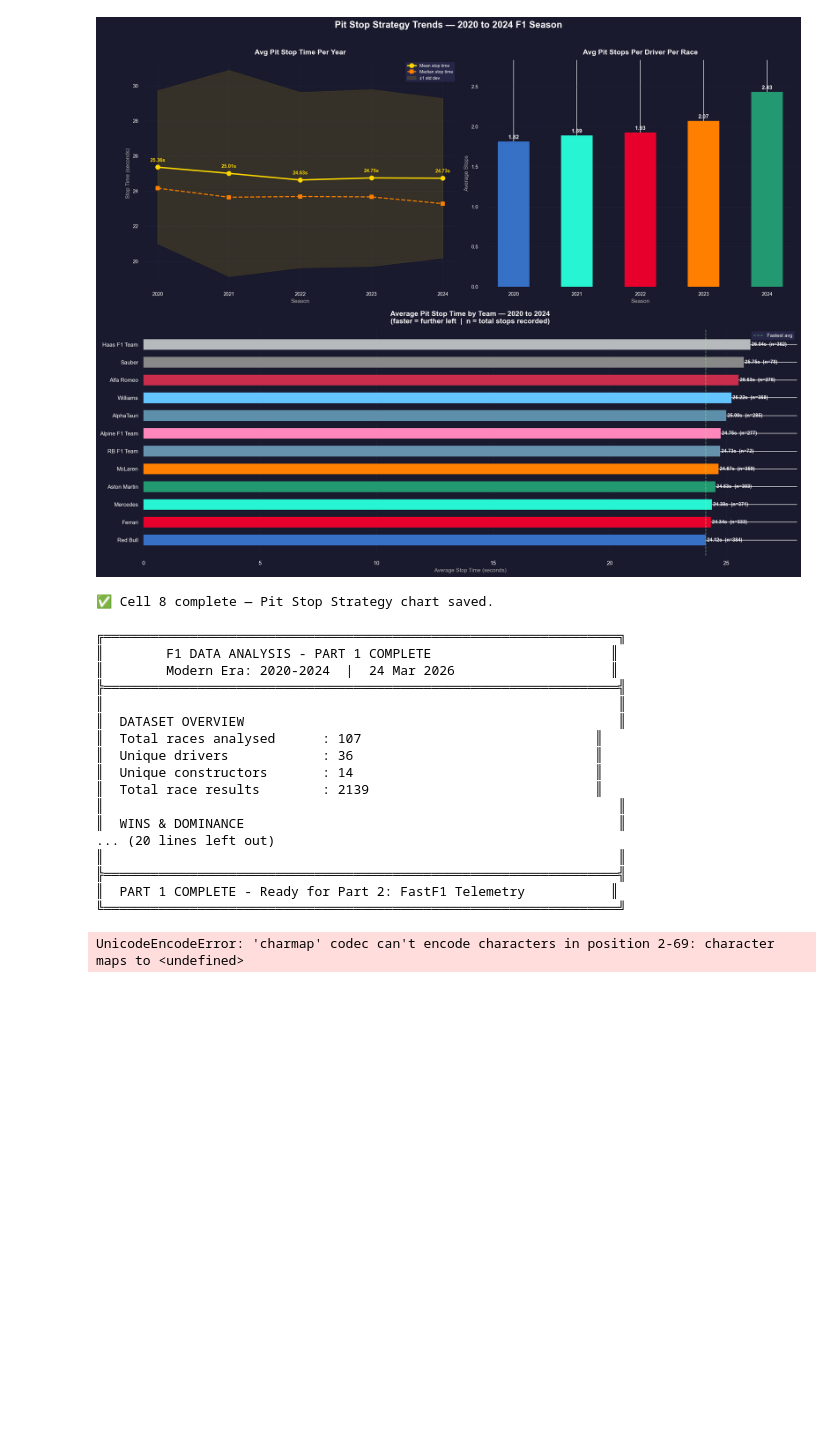
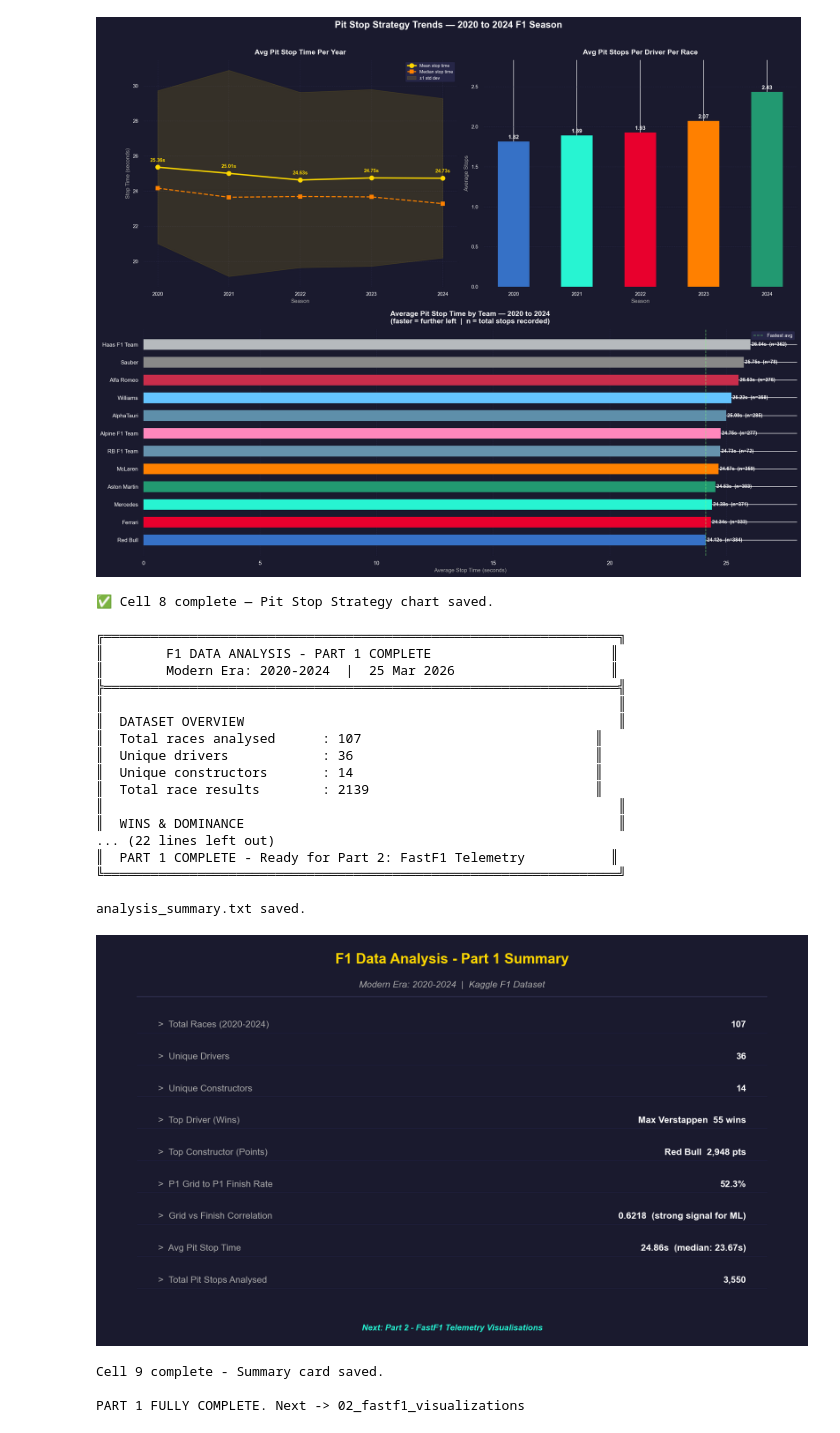
Before and after one commit to LeGiON-055/F1-AI-ML-ENGINEER, a Jupyter notebook: 01_data_analysis/analysis.ipynb, the cells around one changed output. Saved outputs shown, nothing was run; the diff lists cells and outputs as text; code cells hidden in the pictures; blank space fills up the shorter version.

```diff
--- a/01_data_analysis/analysis.ipynb
+++ b/01_data_analysis/analysis.ipynb
@@ -818,7 +818,7 @@ print(summary)
 # ============================================================
 # SAVE SUMMARY TO FILE
 # ============================================================
-with open('analysis_summary.txt', 'w') as f:
+with open('analysis_summary.txt', 'w', encoding='utf-8') as f:
     f.write(summary)
 print("analysis_summary.txt saved.")
 
@@ -863,35 +863,38 @@ for label, value in stats:
     ax.axhline(y=y_pos - 0.03, xmin=0.05, xmax=0.95,
                color='#222244', linewidth=0.5)
     y_pos -= 0.08
 
 ax.text(0.5, 0.02,
         'Next: Part 2 - FastF1 Telemetry Visualisations',
         transform=ax.transAxes, fontsize=10,
         color='#27F4D2', ha='center', va='bottom',
         style='italic', fontweight='bold')
 
 plt.tight_layout()
 plt.savefig('part1_summary_card.png', dpi=150,
             bbox_inches='tight', facecolor=fig.get_facecolor())
 plt.show()
 print("Cell 9 complete - Summary card saved.")
 print("\nPART 1 FULLY COMPLETE. Next -> 02_fastf1_visualizations")
 # %% [output]
 ╔══════════════════════════════════════════════════════════════════╗
 ║        F1 DATA ANALYSIS - PART 1 COMPLETE                       ║
-║        Modern Era: 2020-2024  |  24 Mar 2026                    ║
+║        Modern Era: 2020-2024  |  25 Mar 2026                    ║
 ╠══════════════════════════════════════════════════════════════════╣
 ║                                                                  ║
 ║  DATASET OVERVIEW                                                ║
 ║  Total races analysed      : 107                              ║
 ║  Unique drivers            : 36                               ║
 ║  Unique constructors       : 14                               ║
 ║  Total race results        : 2139                             ║
 ║                                                                  ║
 ║  WINS & DOMINANCE                                                ║
-... (20 lines left out)
-║                                                                  ║
-╠══════════════════════════════════════════════════════════════════╣
+... (22 lines left out)
 ║  PART 1 COMPLETE - Ready for Part 2: FastF1 Telemetry           ║
 ╚══════════════════════════════════════════════════════════════════╝
+
+analysis_summary.txt saved.
+[figure, added]
-UnicodeEncodeError: 'charmap' codec can't encode characters in position 2-69: character maps to <undefined>
+Cell 9 complete - Summary card saved.
+
+PART 1 FULLY COMPLETE. Next -> 02_fastf1_visualizations
```
Also changed, not shown: 2 other files.
